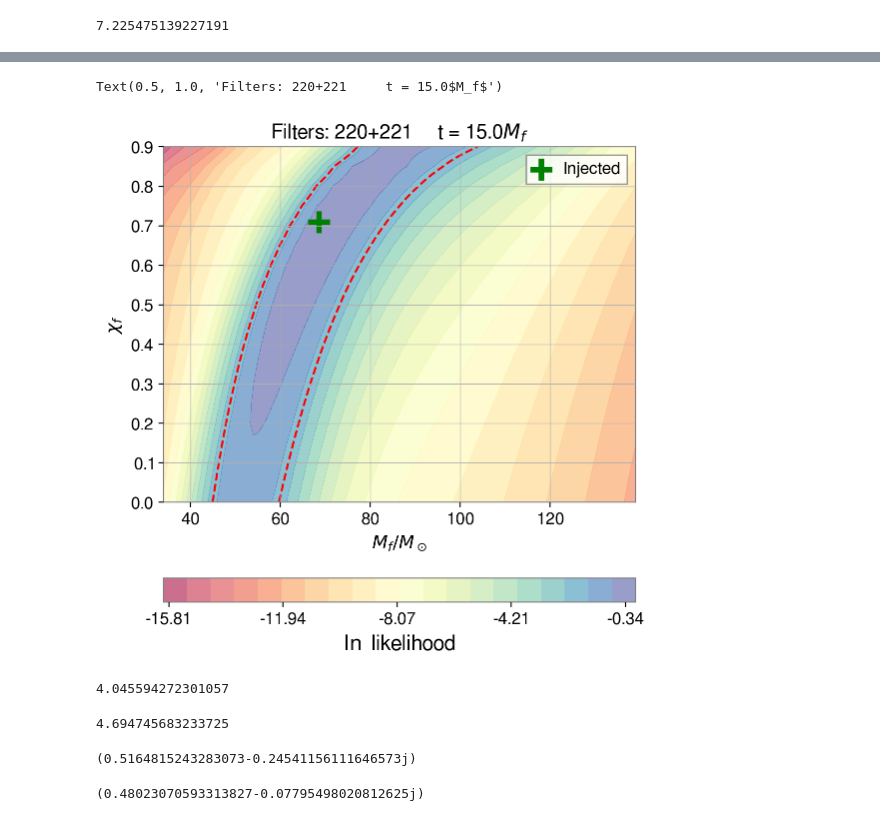
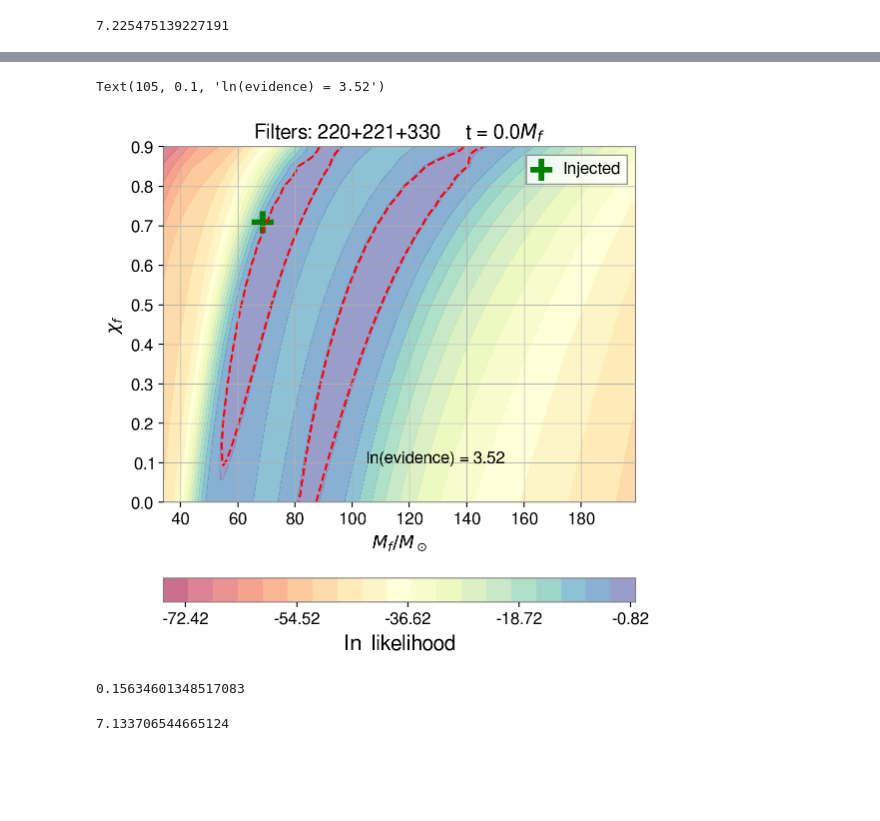
Before and after one commit to Lu-Neil/qnm_filter, a Jupyter notebook: code_demo/Systematics/Systematics MDC - colored noise.ipynb, the cells around one changed output, grey strips where cells are left out. Saved outputs shown, nothing was run; the diff lists cells and outputs as text; code cells hidden in the pictures; blank space fills up the shorter version.

```diff
--- a/code_demo/Systematics/Systematics MDC - colored noise.ipynb
+++ b/code_demo/Systematics/Systematics MDC - colored noise.ipynb
@@ -64,9 +64,9 @@ pl.legend()
 # %%
 mass_unit = qnm_filter.Filter.mass_unit(theoretical_values[0])
 # %%
-input = dict(model_list = [(2,2,0), (2,2,1)], #l, m, n
+input = dict(model_list = [(2,2,0), (2,2,1),(3,3,0)], #l, m, n
              # trucation time (geocenter, in second)
-             t_init = SSB_peak_time+15*mass_unit, #Calculated from SNR+t_init notebook
+             t_init = SSB_peak_time+0*mass_unit, #Calculated from SNR+t_init notebook
              # length of the analysis window (in second)
              window_width = 0.2,
              # sampling rate after conditioning (in Hz)
@@ -108,7 +108,7 @@ fit.compute_SNR(0, template, 'H1', optimal=True)
 # %%
 delta_mass = 1.0
 delta_chi = 0.05
-massspace = np.arange(34, 140, delta_mass)
+massspace = np.arange(34, 200, delta_mass)
 chispace = np.arange(0.0, 0.95, delta_chi)
 mass_grid, chi_grid = np.meshgrid(massspace, chispace)
 # %%
@@ -142,47 +140,39 @@ MAP_epsilon = epsilon_calc(MAP_value[0] - theoretical_values[0], MAP_value[1] -
 # %%
 pl.rc('figure', figsize=(6.1, 6.6))
 fig, ax = pl.subplots()
 contours = ax.contourf(mass_grid, chi_grid, likelihood_data, 20, cmap='Spectral',
                        origin='lower', alpha=0.6, linestyles='--')
 dotted = ax.contour(mass_grid, chi_grid, likelihood_data, [credible_region], colors = 'red', \
                    linestyles ='--')
 ax.scatter(x=theoretical_values[0], y=theoretical_values[1], s=255, marker='+',
            c='g', linewidths=4, label='Injected')
 # ax.scatter(x=average_mass, y=average_chi, s=255, marker='+',
 #            c='r', linewidths=4, label='weighted average')
 # ax.scatter(x=MAP_value[0], y=MAP_value[1], s=255, marker='+',
 #            c='y', linewidths=4, label='MAP')
 
 
 # coloarbar
 cbar=fig.colorbar(contours, orientation="horizontal",
                   pad=0.15, format='%3.2f')
 cbar.set_label(r'$\ln$ likelihood', fontsize=15)
 cbar.set_ticks(np.linspace(np.min(likelihood_data), np.max(likelihood_data), 5))
 
 pl.xlabel(r'$M_f/M_\odot$', fontsize=13)
 pl.ylabel(r'$\chi_f$', fontsize=13)
 pl.legend()
 ax.set_title("Filters: " + filters_str + "     t = " + time_str + r'$M_f$')
+ax.text(105, 0.1, 'ln(evidence) = %.2f' % logsumexp(likelihood_data))
 # ax.text(118, 0.1, '$\epsilon_{MAP} = %.2f$' '\n' '$\epsilon_{avg} = %.2f$' % (MAP_epsilon, average_epsilon))
 # %% [output]
-Text(0.5, 1.0, 'Filters: 220+221     t = 15.0$M_f$')
+Text(105, 0.1, 'ln(evidence) = 3.52')
-[figure, old version]
+[figure, new version]
+# %%
+np.log10(np.exp(7.13)/np.exp(6.77))
+# %% [output]
+0.15634601348517083
 # %%
 from scipy.special import logsumexp
 logsumexp(likelihood_data)
 # %% [output]
-4.045594272301057
+7.133706544665124
-# %%
-evidence
-# %% [output]
-4.694745683233725
-# %%
-import qnm
-qnm.modes_cache(s=-2, l=2, m=2, n=1)(a=0.69)[0]
-# %% [output]
-(0.5164815243283073-0.24541156111646573j)
-# %%
-qnm.modes_cache(s=-2, l=2, m=1, n=0)(a=0.8)[0]
-# %% [output]
-(0.48023070593313827-0.07795498020812625j)
```
Also changed, not shown: parts of 26 cells of this notebook, 1 other file.
